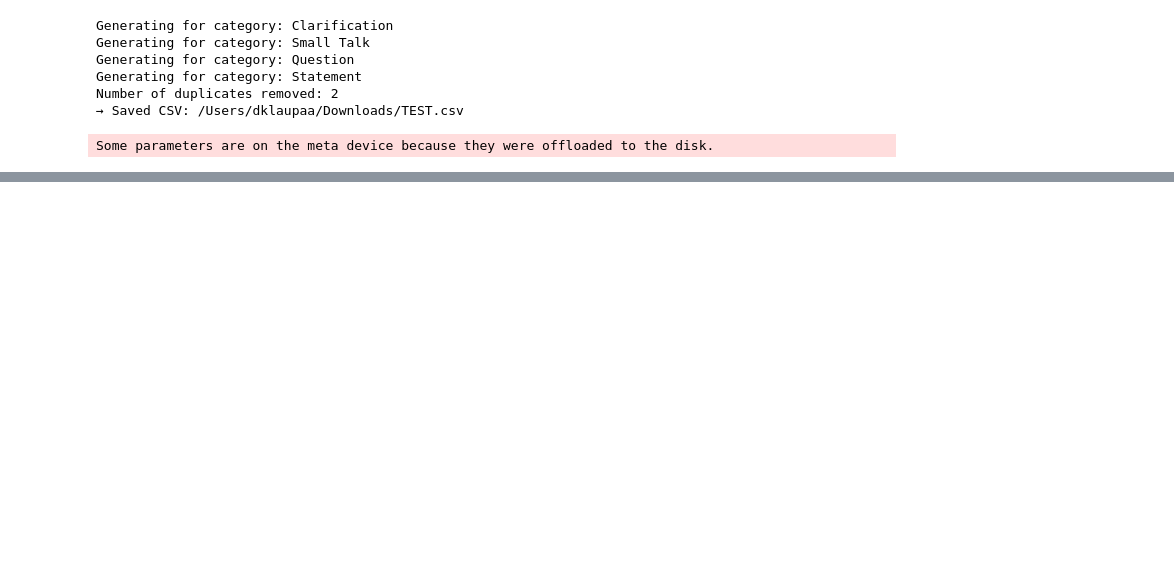
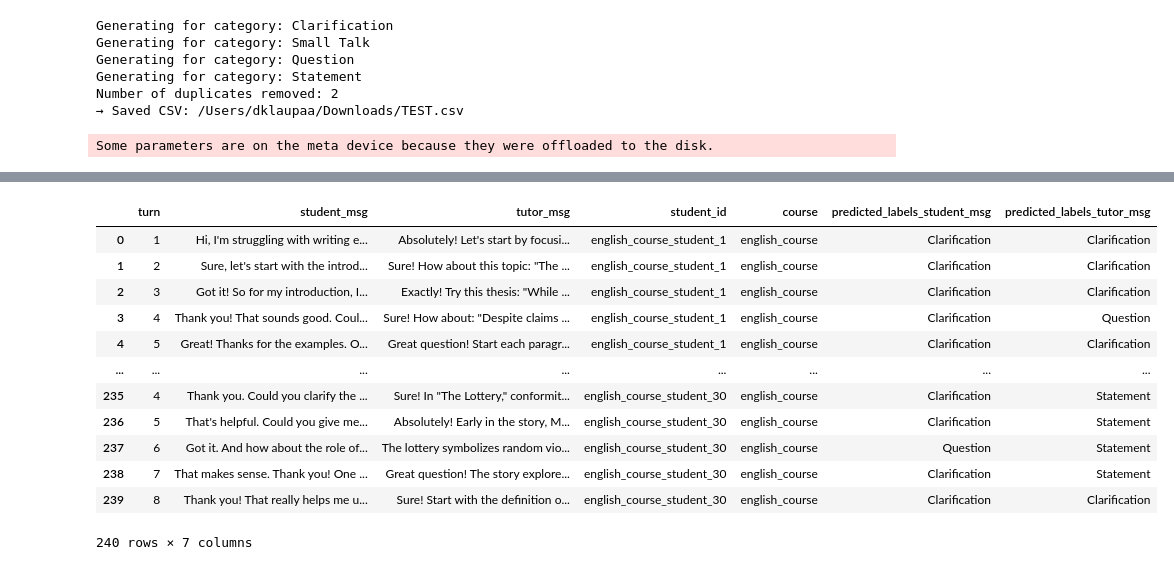
Before and after one commit to laurawpaaby/EduChatEval, a Jupyter notebook: tutorials/default_demo.ipynb, the cells around one changed output, grey strips where cells are left out. Cells and saved outputs as stored; diff of their text form; code cells hidden in the pictures; blank space fills up the shorter version.

```diff
--- a/tutorials/default_demo.ipynb
+++ b/tutorials/default_demo.ipynb
@@ -84,0 +118,16 @@ KeyError: 'role'
+# %%
+annotaded_df
+# %% [output]
+|  | turn | student_msg | tutor_msg | student_id | course | predicted_labels_student_msg | predicted_labels_tutor_msg |
+| 0 | 1 | Hi, I'm struggling with writing e... | Absolutely! Let's start by focusi... | english_course_student_1 | english_course | Clarification | Clarification |
+| 1 | 2 | Sure, let's start with the introd... | Sure! How about this topic: "The ... | english_course_student_1 | english_course | Clarification | Clarification |
+| 2 | 3 | Got it! So for my introduction, I... | Exactly! Try this thesis: "While ... | english_course_student_1 | english_course | Clarification | Clarification |
+| 3 | 4 | Thank you! That sounds good. Coul... | Sure! How about: "Despite claims ... | english_course_student_1 | english_course | Clarification | Question |
+| 4 | 5 | Great! Thanks for the examples. O... | Great question! Start each paragr... | english_course_student_1 | english_course | Clarification | Clarification |
+| ... | ... | ... | ... | ... | ... | ... | ... |
+| 235 | 4 | Thank you. Could you clarify the ... | Sure! In "The Lottery," conformit... | english_course_student_30 | english_course | Clarification | Statement |
+| 236 | 5 | That's helpful. Could you give me... | Absolutely! Early in the story, M... | english_course_student_30 | english_course | Clarification | Statement |
+| 237 | 6 | Got it. And how about the role of... | The lottery symbolizes random vio... | english_course_student_30 | english_course | Question | Statement |
+| 238 | 7 | That makes sense. Thank you! One ... | Great question! The story explore... | english_course_student_30 | english_course | Clarification | Statement |
+| 239 | 8 | Thank you! That really helps me u... | Sure! Start with the definition o... | english_course_student_30 | english_course | Clarification | Clarification |
+240 rows × 7 columns
```
Also changed, not shown: parts of 9 cells of this notebook, 3 other files.
